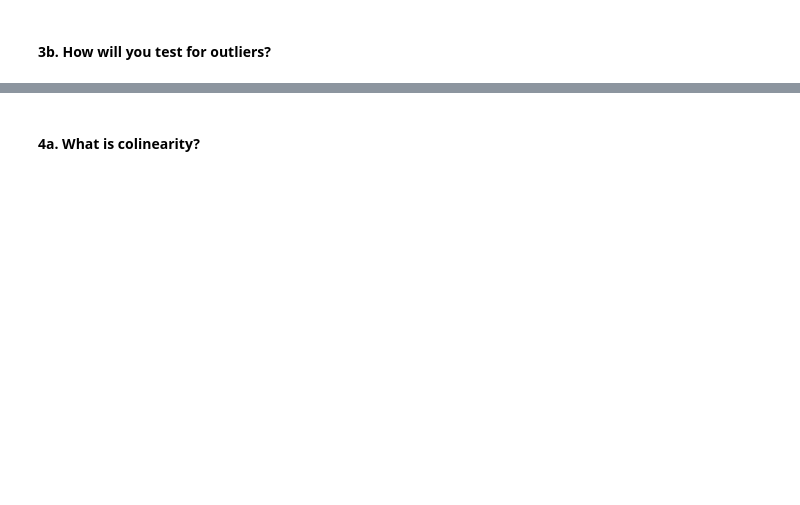
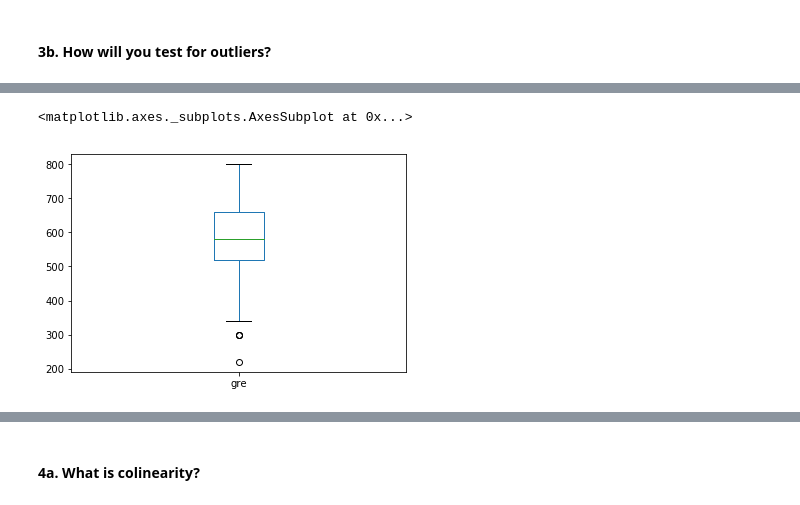
Before and after one commit to CRDZYAU/ga-data-science, a Jupyter notebook: Homework_1/Project1_Charles_Yau.ipynb, the cells around one changed output, grey strips where cells are left out. Drawn from its saved outputs; the diff is of its cells as text; code cells hidden in the pictures; blank space fills up the shorter version.

```diff
--- a/Homework_1/Project1_Charles_Yau.ipynb
+++ b/Homework_1/Project1_Charles_Yau.ipynb
@@ -89,0 +156,5 @@ Answer:
+# %%
+df[['gre']].plot(kind='box')
+# %% [output]
+<matplotlib.axes._subplots.AxesSubplot at 0x...>
+[figure, added]
```
Also changed, not shown: parts of 52 cells of this notebook.
